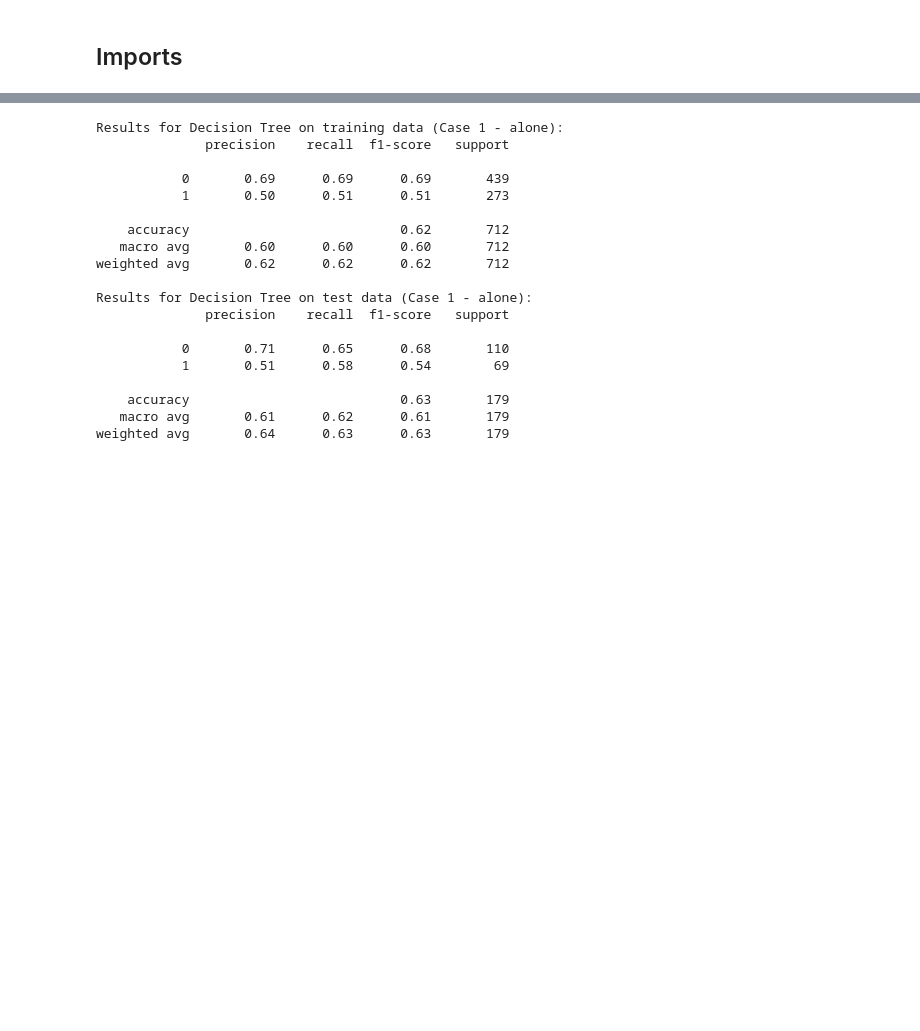
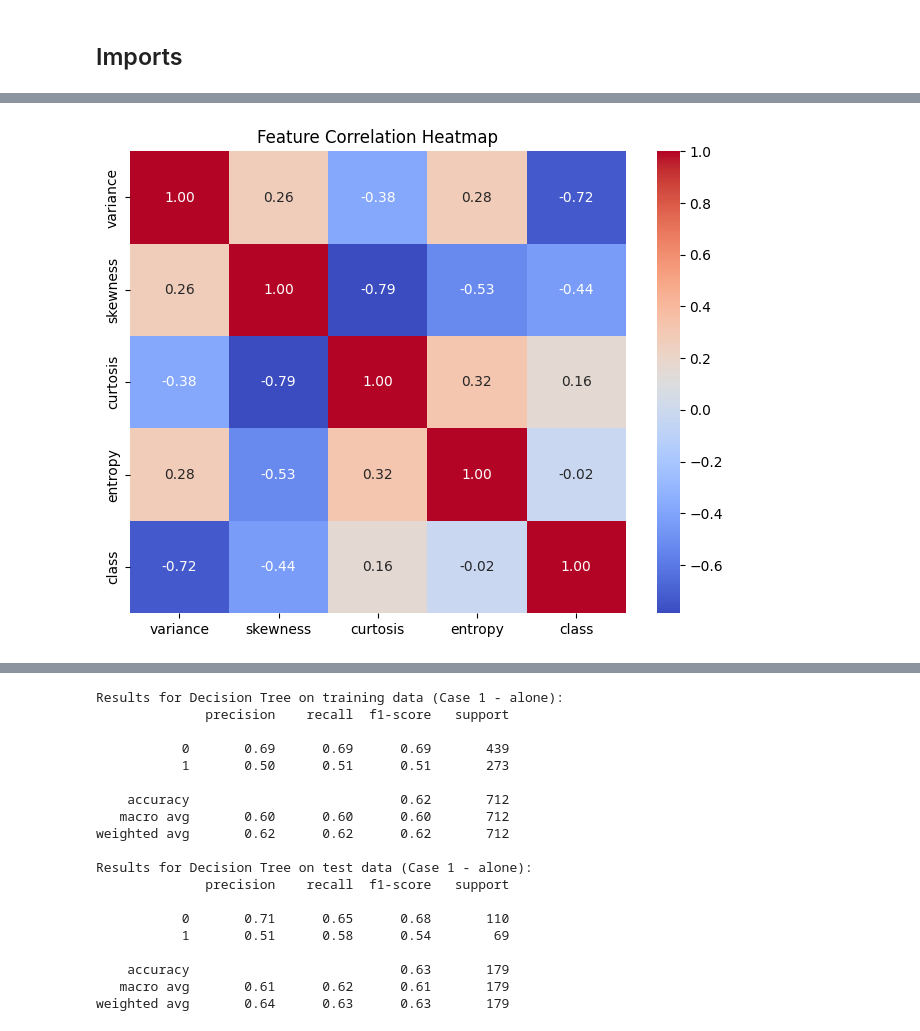
Before and after one commit to bfuemmeler/mlmidterm, a Jupyter notebook: notebook/midterm.ipynb, the cells around one changed output, grey strips where cells are left out. Cells and saved outputs as stored; diff of their text form; code cells hidden in the pictures; blank space fills up the shorter version.

```diff
--- a/notebook/midterm.ipynb
+++ b/notebook/midterm.ipynb
@@ -55,0 +111,8 @@ data_frame["age"] = data_frame["age"].fillna(median_age)
+# %%
+# Correlation Heatmap - to find features that are related and therefore considered redundant
+plt.figure(figsize=(8,6))
+sns.heatmap(df.corr(), annot=True, fmt=".2f", cmap="coolwarm")
+plt.title("Feature Correlation Heatmap")
+plt.show()
+# %% [output]
+[figure, added]
```
Also changed, not shown: parts of 48 cells of this notebook, 1 other file.
